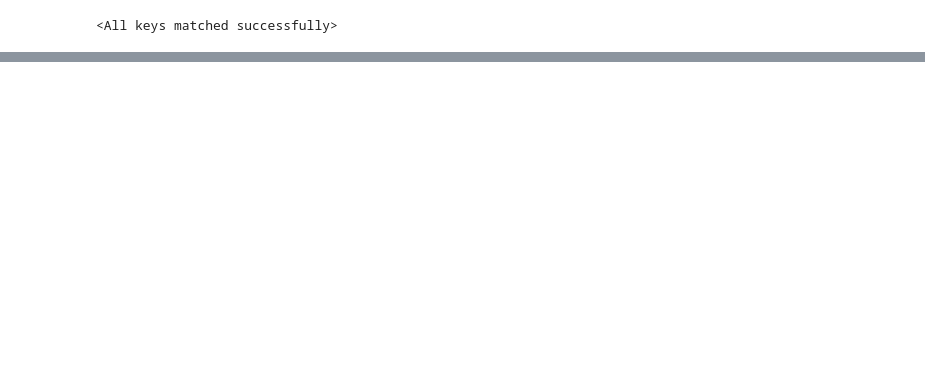
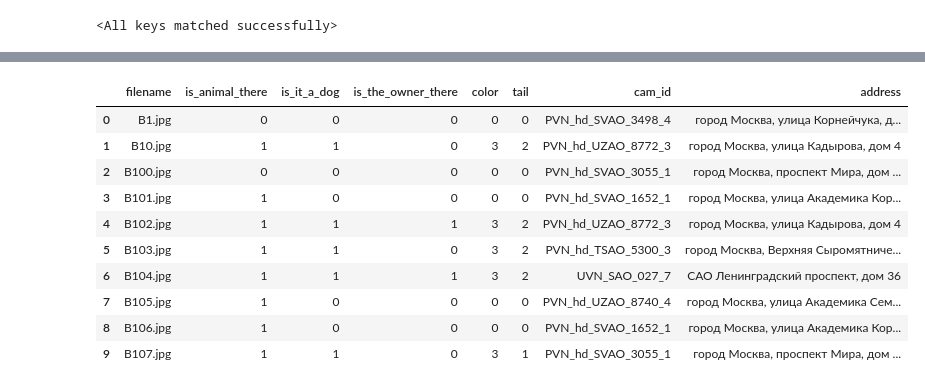
Before and after one commit to MISiS-General-Solutions-2/dogfound, a Jupyter notebook: neural_network/notebooks/build_test_csv.ipynb, the cells around one changed output, grey strips where cells are left out. Drawn from its saved outputs; the diff is of its cells as text; code cells hidden in the pictures; blank space fills up the shorter version.

```diff
--- a/neural_network/notebooks/build_test_csv.ipynb
+++ b/neural_network/notebooks/build_test_csv.ipynb
@@ -132,0 +144,4 @@ pd.DataFrame(all_dicts).to_csv('test_results_4.csv')
+# %%
+addr_and_cams = pd.read_csv('csv/addr_and_cams.csv', sep=',', index_col=0)
+addr_and_cams = addr_and_cams.sort_values(by='filename', ascending=True)
+addr_and_cams.info()
@@ -132,0 +159,3 @@ pd.DataFrame(all_dicts).to_csv('test_results_4.csv')
+# %%
+not_null = addr_and_cams[addr_and_cams.notna().all(axis=1)]
+not_null.info()
@@ -132,0 +173,3 @@ pd.DataFrame(all_dicts).to_csv('test_results_4.csv')
+# %%
+with_null = addr_and_cams[addr_and_cams.isna().any(axis=1)]
+with_null.info()
@@ -132,0 +208,31 @@ pd.DataFrame(all_dicts).to_csv('test_results_4.csv')
+# %%
+for _, r1 in with_null.iterrows():
+
+    template_path = os.path.join(images_folder, r1['filename'])
+    template_im = cv2.imread(template_path)
+    template_im = cv2.cvtColor(template_im, cv2.COLOR_BGR2GRAY)
+
+    best_test_on = (-1, None, None)
+
+    for _, r2 in not_null.iterrows():
+#         print(f"Testing {r2['filename']}, current tuple {best_test_on} ")
+        try:
+            test_on_path = os.path.join(images_folder, r2['filename'])
+            test_on_im = cv2.imread(test_on_path)
+            test_on_im = cv2.cvtColor(test_on_im, cv2.COLOR_BGR2GRAY)
+            res = cv2.matchTemplate(test_on_im, template_im, cv2.TM_CCOEFF_NORMED)
+            score = np.where(res[0] >= 0.5)[0].shape[0]
+            if best_test_on[0] < score:
+                best_test_on = (score, r2['address'], r2['cam_id'] if isinstance(r1['cam_id'], float) else r1['cam_id'])
+            del test_on_im, res
+        except:
+            pass
+
+    print(f"Best tuple for {r1['filename']} is {best_test_on}")
+
+    addr_and_cams.loc[addr_and_cams['filename'] == r1['filename'], 'address'] = best_test_on[1]
+    addr_and_cams.loc[addr_and_cams['filename'] == r1['filename'], 'cam_id'] = best_test_on[2]
+
+#     print(addr_and_cams.loc[addr_and_cams['filename'] == r1['filename']])
+
+    del template_im
@@ -132,0 +274,15 @@ pd.DataFrame(all_dicts).to_csv('test_results_4.csv')
+# %%
+results = pd.concat([ai_results, addr_and_cams[['cam_id', 'address']]], axis=1)
+results.head(10)
+# %% [output]
+|  | filename | is_animal_there | is_it_a_dog | is_the_owner_there | color | tail | cam_id | address |
+| 0 | B1.jpg | 0 | 0 | 0 | 0 | 0 | PVN_hd_SVAO_3498_4 | город Москва, улица Корнейчука, д... |
+| 1 | B10.jpg | 1 | 1 | 0 | 3 | 2 | PVN_hd_UZAO_8772_3 | город Москва, улица Кадырова, дом 4 |
+| 2 | B100.jpg | 0 | 0 | 0 | 0 | 0 | PVN_hd_SVAO_3055_1 | город Москва, проспект Мира, дом ... |
+| 3 | B101.jpg | 1 | 0 | 0 | 0 | 0 | PVN_hd_SVAO_1652_1 | город Москва, улица Академика Кор... |
+| 4 | B102.jpg | 1 | 1 | 1 | 3 | 2 | PVN_hd_UZAO_8772_3 | город Москва, улица Кадырова, дом 4 |
+| 5 | B103.jpg | 1 | 1 | 0 | 3 | 2 | PVN_hd_TSAO_5300_3 | город Москва, Верхняя Сыромятниче... |
+| 6 | B104.jpg | 1 | 1 | 1 | 3 | 2 | UVN_SAO_027_7 | САО Ленинградский проспект, дом 36 |
+| 7 | B105.jpg | 1 | 0 | 0 | 0 | 0 | PVN_hd_UZAO_8740_4 | город Москва, улица Академика Сем... |
+| 8 | B106.jpg | 1 | 0 | 0 | 0 | 0 | PVN_hd_SVAO_1652_1 | город Москва, улица Академика Кор... |
+| 9 | B107.jpg | 1 | 1 | 0 | 3 | 1 | PVN_hd_SVAO_3055_1 | город Москва, проспект Мира, дом ... |
```
Also changed, not shown: parts of 24 cells of this notebook, 5 other files.
